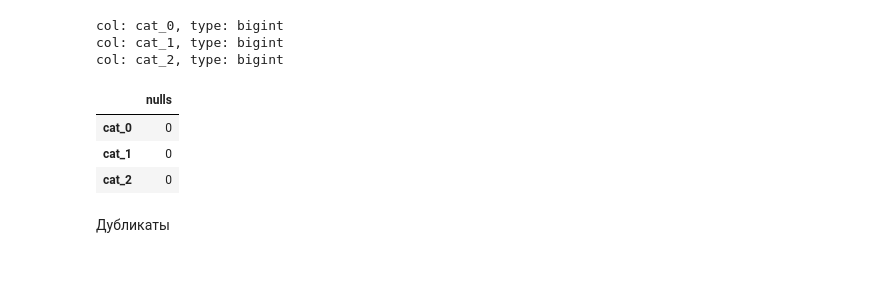
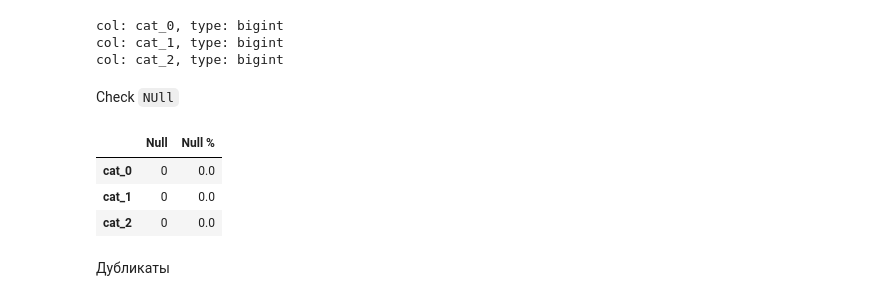
Before and after one commit to ArtemKeety/SOBD, a Jupyter notebook: 1_Data_cleansing.ipynb, the cells around one changed output. Drawn from its saved outputs; the diff is of its cells as text; code cells hidden in the pictures; blank space fills up the shorter version.

```diff
--- a/1_Data_cleansing.ipynb
+++ b/1_Data_cleansing.ipynb
@@ -158,0 +136,8 @@ def filrer_df(v: Version, dataFrame: DataFrame, count_col: int = 5)-> tuple[Data
+# %%
+print(VERSION)
+df = spark.read.parquet(path).select(*ALL_COLUMNS)
+df = df.limit(DEBUG_LIMIT_ROW) if VERSION is Version.debug else df
+
+TYPES = dict(df.dtypes)
+TOTAL_ROWS = df.count()
+df.printSchema()
@@ -159,8 +164,7 @@ def filrer_df(v: Version, dataFrame: DataFrame, count_col: int = 5)-> tuple[Data
 # %%
-df, cols = filrer_df(VERSION, df, count_col=count_col)
 
-for key, value in cols.items():
+for key, value in COLUMNS.items():
     print(f"key: {key}, value: {len(value)}")
 
-df.limit(count_row).toPandas().head(count_row)
+df.limit(COUNT_ROW).toPandas().head(COUNT_ROW)
 # %% [output]
@@ -309,8 +302,8 @@ res.head(len(res))
 # %% [markdown]
 Преобразование `bin`
 # %%
-df = df.withColumns({c: F.col(c).cast("Boolean") for c in cols[BIN]})
-df.select(*cols[BIN]).printSchema()
+df = df.withColumns({c: F.col(c).cast("Boolean") for c in COLUMNS[BIN]})
+df.select(*COLUMNS[BIN]).printSchema()
 # %% [output]
 root
  |-- bin_0: boolean (nullable = true)
@@ -375,26 +368,29 @@ res.rename(columns={0:"property"}).head(len(res))
 # %% [markdown]
 ### `Cat` обезлеченные категории
 # %%
-for c in cols[CAT]:
+for c in COLUMNS[CAT]:
     print(f"col: {c}, type: {TYPES[c]}")
 # %% [output]
 col: cat_0, type: bigint
 col: cat_1, type: bigint
 col: cat_2, type: bigint
+# %% [markdown]
+Check `NUll`
 # %%
-checks_null = [F.sum(F.col(c).isNull().cast("int")).alias(c) for c in cols[CAT]]
+checks_null = [F.sum(F.col(c).isNull().cast("int")).alias(c) for c in COLUMNS[CAT]]
 
 n_cores = df.sparkSession.sparkContext.defaultParallelism
 tmp_df = df.repartition(n_cores * 2) if df.rdd.getNumPartitions() < n_cores else df
 
 df = df.repartition(n_cores * 2)
-nan_s = df.select(*checks_null).toPandas().T.rename(columns={0: "nulls"})
-nan_s.head(len(nan_s))
+miss = df.select(*checks_null).toPandas().T.rename(columns={0: NULL})
+miss[PERSENT_NULL] = miss[NULL] / TOTAL_ROWS * 100
+miss.head(len(miss))
 # %% [output]
-|  | nulls |
-| cat_0 | 0 |
-| cat_1 | 0 |
-| cat_2 | 0 |
+|  | Null | Null % |
+| cat_0 | 0 | 0.0 |
+| cat_1 | 0 | 0.0 |
+| cat_2 | 0 | 0.0 |
 # %% [markdown]
 Дубликаты
 # %%
```
Also changed, not shown: parts of 37 cells of this notebook, 1 other file.
